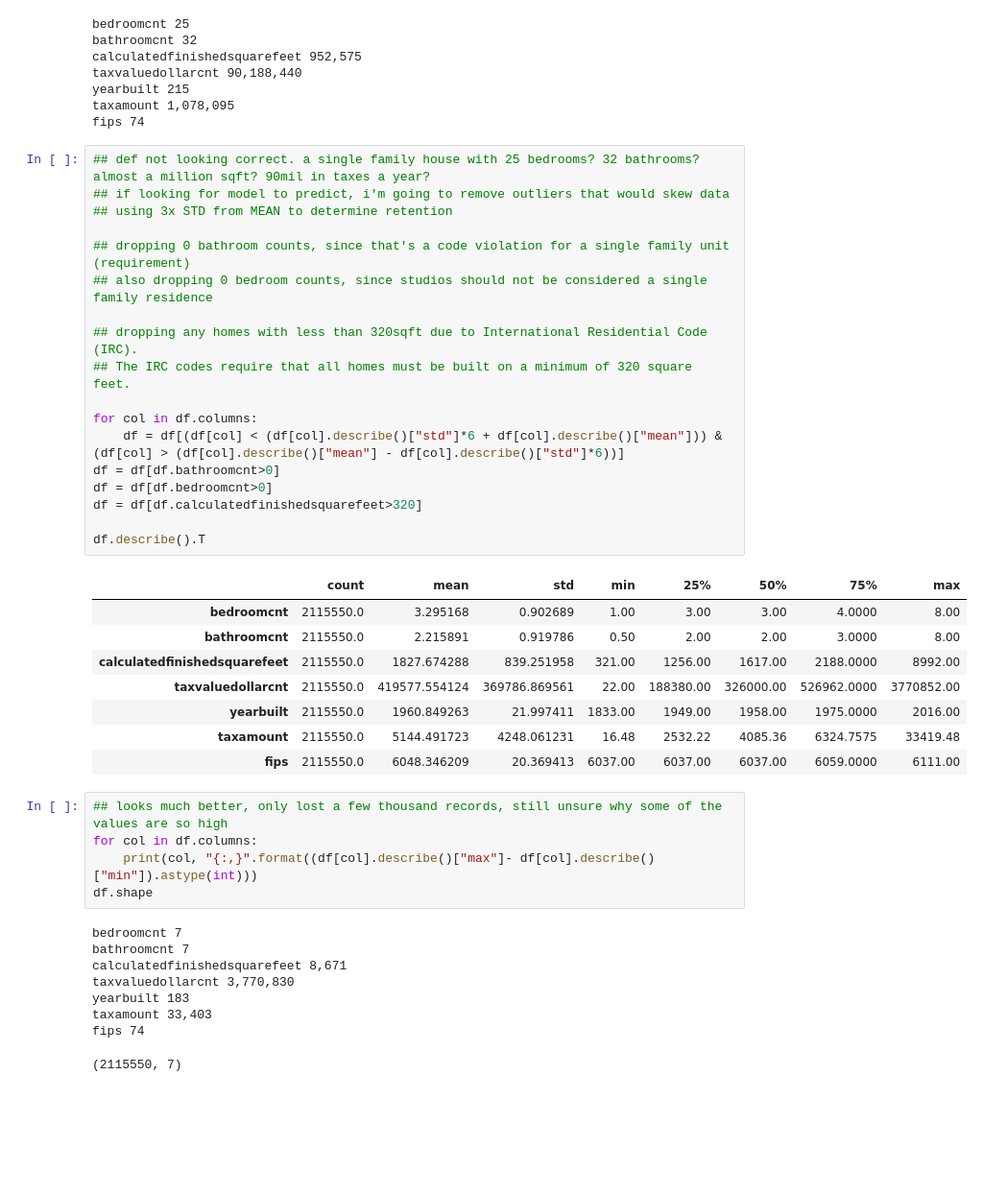
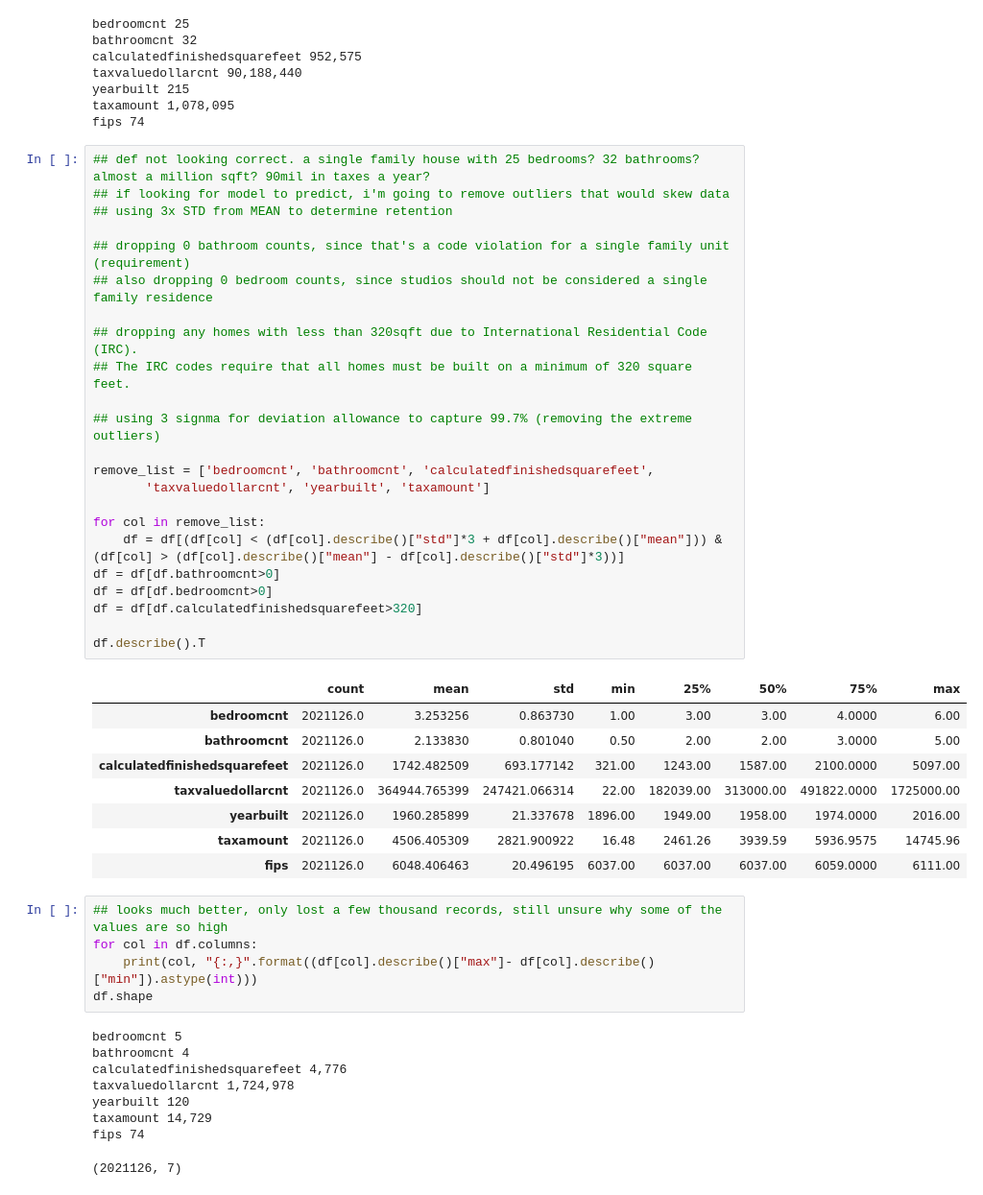
Before and after one commit to geary-shenck/regression-exercises, a Jupyter notebook: wrangle_zillow.ipynb, the cells around one changed output. Shown at 96% size. Cells and saved outputs as stored; diff of their text form; blank space fills up the shorter version.

```diff
--- a/wrangle_zillow.ipynb
+++ b/wrangle_zillow.ipynb
@@ -131,41 +132,46 @@ fips 74
 # %%
 ## def not looking correct. a single family house with 25 bedrooms? 32 bathrooms? almost a million sqft? 90mil in taxes a year?
 ## if looking for model to predict, i'm going to remove outliers that would skew data
 ## using 3x STD from MEAN to determine retention
 
 ## dropping 0 bathroom counts, since that's a code violation for a single family unit (requirement)
 ## also dropping 0 bedroom counts, since studios should not be considered a single family residence
 
 ## dropping any homes with less than 320sqft due to International Residential Code (IRC).
 ## The IRC codes require that all homes must be built on a minimum of 320 square feet.
 
-for col in df.columns:
-    df = df[(df[col] < (df[col].describe()["std"]*6 + df[col].describe()["mean"])) & (df[col] > (df[col].describe()["mean"] - df[col].describe()["std"]*6))]
+## using 3 signma for deviation allowance to capture 99.7% (removing the extreme outliers)
+
+remove_list = ['bedroomcnt', 'bathroomcnt', 'calculatedfinishedsquarefeet',
+       'taxvaluedollarcnt', 'yearbuilt', 'taxamount']
+
+for col in remove_list:
+    df = df[(df[col] < (df[col].describe()["std"]*3 + df[col].describe()["mean"])) & (df[col] > (df[col].describe()["mean"] - df[col].describe()["std"]*3))]
 df = df[df.bathroomcnt>0]
 df = df[df.bedroomcnt>0]
 df = df[df.calculatedfinishedsquarefeet>320]
 
 df.describe().T
 # %% [output]
 |  | count | mean | std | min | 25% | 50% | 75% | max |
-| bedroomcnt | 2115550.0 | 3.295168 | 0.902689 | 1.00 | 3.00 | 3.00 | 4.0000 | 8.00 |
-| bathroomcnt | 2115550.0 | 2.215891 | 0.919786 | 0.50 | 2.00 | 2.00 | 3.0000 | 8.00 |
-| calculatedfinishedsquarefeet | 2115550.0 | 1827.674288 | 839.251958 | 321.00 | 1256.00 | 1617.00 | 2188.0000 | 8992.00 |
-| taxvaluedollarcnt | 2115550.0 | 419577.554124 | 369786.869561 | 22.00 | 188380.00 | 326000.00 | 526962.0000 | 3770852.00 |
-| yearbuilt | 2115550.0 | 1960.849263 | 21.997411 | 1833.00 | 1949.00 | 1958.00 | 1975.0000 | 2016.00 |
-| taxamount | 2115550.0 | 5144.491723 | 4248.061231 | 16.48 | 2532.22 | 4085.36 | 6324.7575 | 33419.48 |
-| fips | 2115550.0 | 6048.346209 | 20.369413 | 6037.00 | 6037.00 | 6037.00 | 6059.0000 | 6111.00 |
+| bedroomcnt | 2021126.0 | 3.253256 | 0.863730 | 1.00 | 3.00 | 3.00 | 4.0000 | 6.00 |
+| bathroomcnt | 2021126.0 | 2.133830 | 0.801040 | 0.50 | 2.00 | 2.00 | 3.0000 | 5.00 |
+| calculatedfinishedsquarefeet | 2021126.0 | 1742.482509 | 693.177142 | 321.00 | 1243.00 | 1587.00 | 2100.0000 | 5097.00 |
+| taxvaluedollarcnt | 2021126.0 | 364944.765399 | 247421.066314 | 22.00 | 182039.00 | 313000.00 | 491822.0000 | 1725000.00 |
+| yearbuilt | 2021126.0 | 1960.285899 | 21.337678 | 1896.00 | 1949.00 | 1958.00 | 1974.0000 | 2016.00 |
+| taxamount | 2021126.0 | 4506.405309 | 2821.900922 | 16.48 | 2461.26 | 3939.59 | 5936.9575 | 14745.96 |
+| fips | 2021126.0 | 6048.406463 | 20.496195 | 6037.00 | 6037.00 | 6037.00 | 6059.0000 | 6111.00 |
 # %%
 ## looks much better, only lost a few thousand records, still unsure why some of the values are so high
 for col in df.columns:
     print(col, "{:,}".format((df[col].describe()["max"]- df[col].describe()["min"]).astype(int)))
 df.shape
 # %% [output]
-bedroomcnt 7
-bathroomcnt 7
-calculatedfinishedsquarefeet 8,671
-taxvaluedollarcnt 3,770,830
-yearbuilt 183
-taxamount 33,403
+bedroomcnt 5
+bathroomcnt 4
+calculatedfinishedsquarefeet 4,776
+taxvaluedollarcnt 1,724,978
+yearbuilt 120
+taxamount 14,729
 fips 74
-(2115550, 7)
+(2021126, 7)
```
Also changed, not shown: parts of 7 cells of this notebook.
